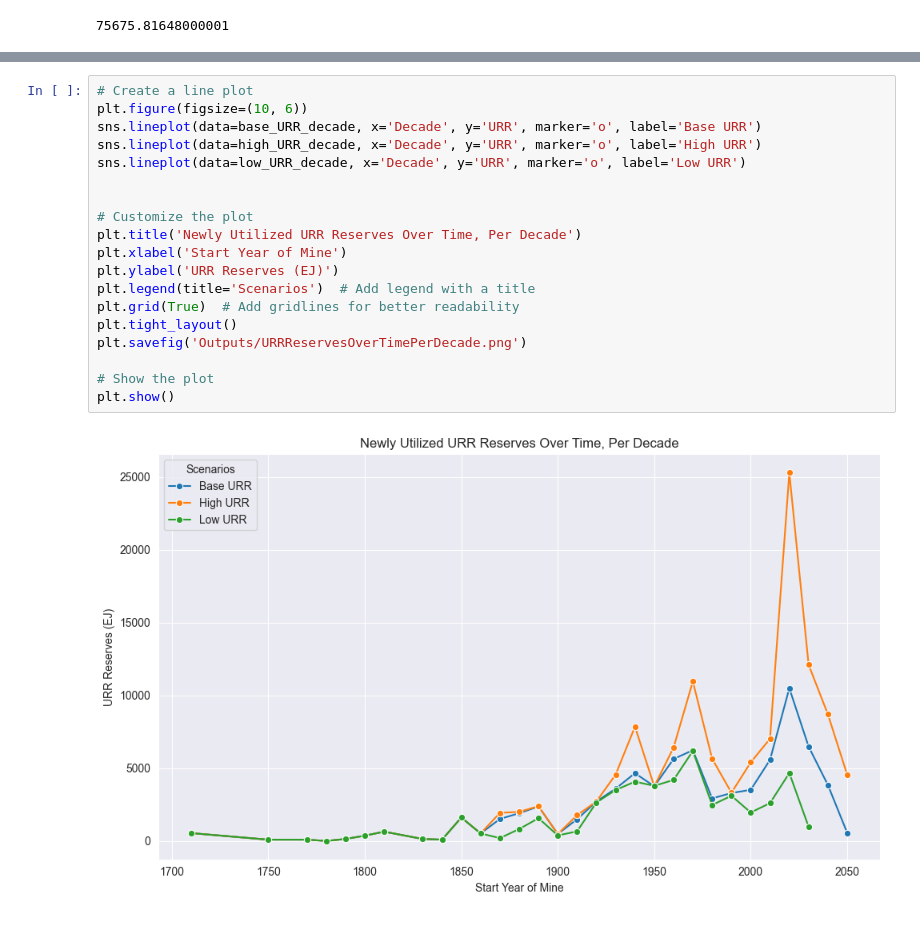
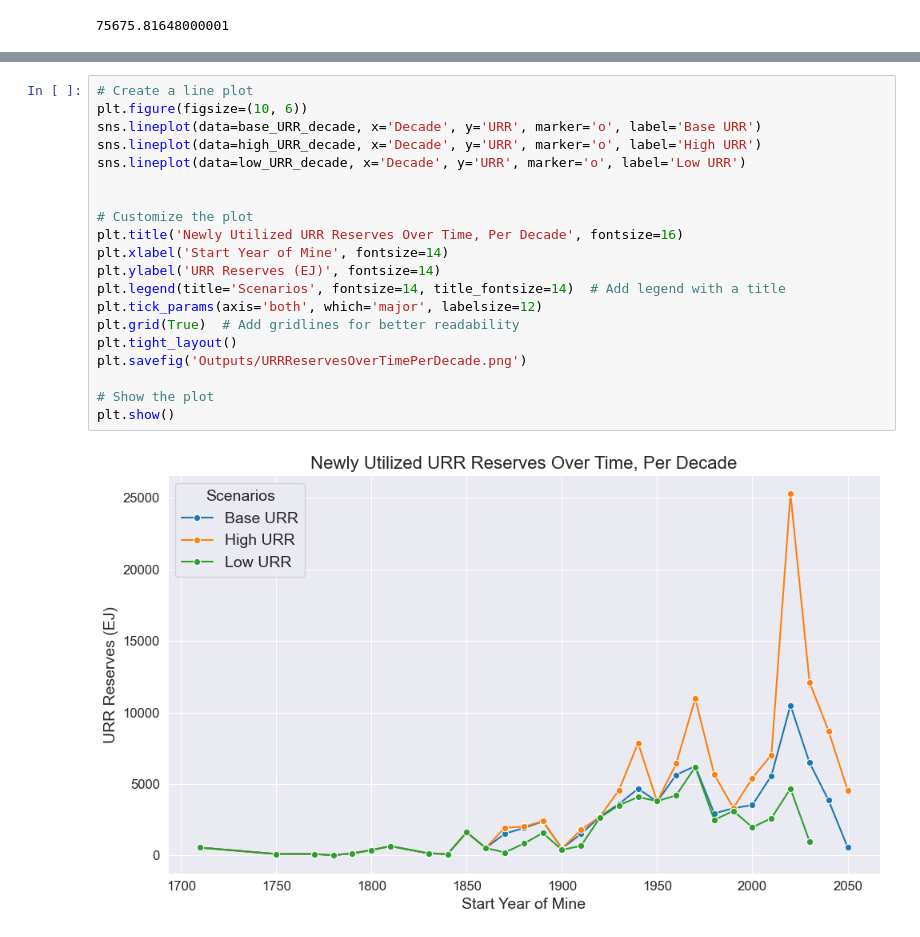
Before and after one commit to kferraga/HelsinkiEROIThesis, a Jupyter notebook: preliminary_vis.ipynb, the cells around one changed output, grey strips where cells are left out. Saved outputs shown, nothing was run; the diff lists cells and outputs as text.

```diff
--- a/preliminary_vis.ipynb
+++ b/preliminary_vis.ipynb
@@ -156,21 +157,22 @@ plt.show()
 # %%
 # Create a line plot
 plt.figure(figsize=(10, 6))
 sns.lineplot(data=base_URR_decade, x='Decade', y='URR', marker='o', label='Base URR')
 sns.lineplot(data=high_URR_decade, x='Decade', y='URR', marker='o', label='High URR')
 sns.lineplot(data=low_URR_decade, x='Decade', y='URR', marker='o', label='Low URR')
 
 
 # Customize the plot
-plt.title('Newly Utilized URR Reserves Over Time, Per Decade')
-plt.xlabel('Start Year of Mine')
-plt.ylabel('URR Reserves (EJ)')
-plt.legend(title='Scenarios')  # Add legend with a title
+plt.title('Newly Utilized URR Reserves Over Time, Per Decade', fontsize=16)
+plt.xlabel('Start Year of Mine', fontsize=14)
+plt.ylabel('URR Reserves (EJ)', fontsize=14)
+plt.legend(title='Scenarios', fontsize=14, title_fontsize=14)  # Add legend with a title
+plt.tick_params(axis='both', which='major', labelsize=12)
 plt.grid(True)  # Add gridlines for better readability
 plt.tight_layout()
 plt.savefig('Outputs/URRReservesOverTimePerDecade.png')
 
 # Show the plot
 plt.show()
 # %% [output]
-[figure, old version]
+[figure, new version]
```
Also changed, not shown: parts of 1 cell of this notebook, 10 other files.
